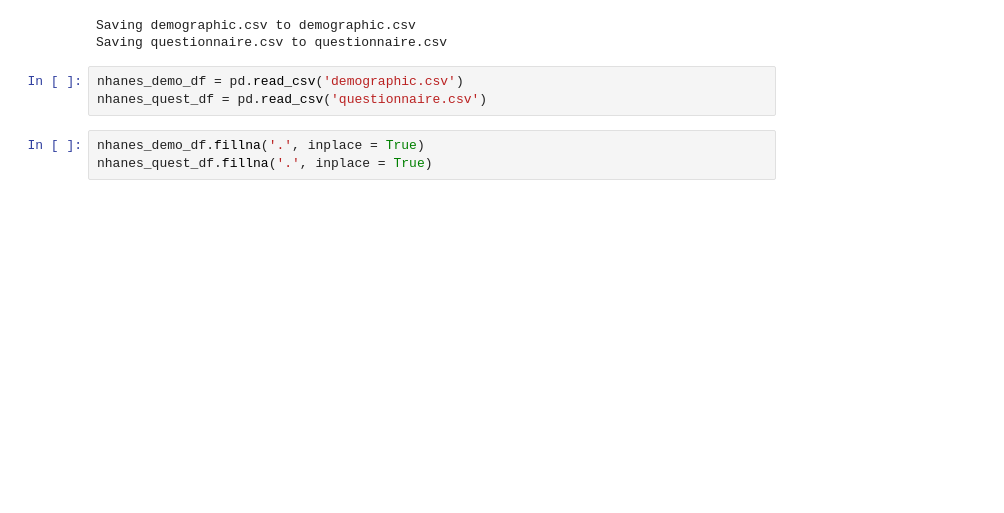
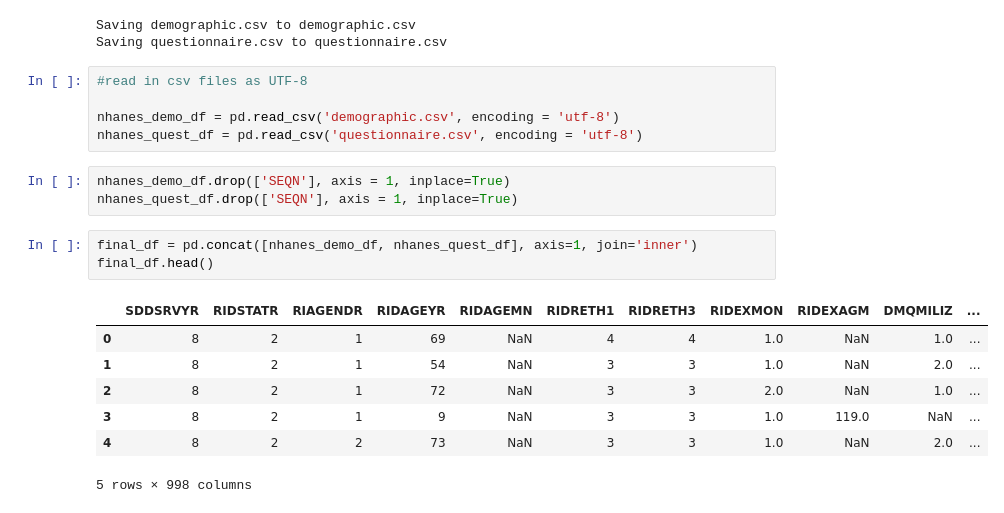
Before and after one commit to katharinebloeser/Assignment-Week-1, a Jupyter notebook: Project_4_Data_Cleaning.ipynb, the cells around one changed output. Saved outputs shown, nothing was run; the diff lists cells and outputs as text; blank space fills up the shorter version.

```diff
--- a/Project_4_Data_Cleaning.ipynb
+++ b/Project_4_Data_Cleaning.ipynb
@@ -12,8 +12,21 @@ uploaded = files.upload()
 Saving demographic.csv to demographic.csv
 Saving questionnaire.csv to questionnaire.csv
 # %%
-nhanes_demo_df = pd.read_csv('demographic.csv')
-nhanes_quest_df = pd.read_csv('questionnaire.csv')
+#read in csv files as UTF-8
+
+nhanes_demo_df = pd.read_csv('demographic.csv', encoding = 'utf-8')
+nhanes_quest_df = pd.read_csv('questionnaire.csv', encoding = 'utf-8')
 # %%
-nhanes_demo_df.fillna('.', inplace = True)
-nhanes_quest_df.fillna('.', inplace = True)
+nhanes_demo_df.drop(['SEQN'], axis = 1, inplace=True)
+nhanes_quest_df.drop(['SEQN'], axis = 1, inplace=True)
+# %%
+final_df = pd.concat([nhanes_demo_df, nhanes_quest_df], axis=1, join='inner')
+final_df.head()
+# %% [output]
+|  | SDDSRVYR | RIDSTATR | RIAGENDR | RIDAGEYR | RIDAGEMN | RIDRETH1 | RIDRETH3 | RIDEXMON | RIDEXAGM | DMQMILIZ | ... |
+| 0 | 8 | 2 | 1 | 69 | NaN | 4 | 4 | 1.0 | NaN | 1.0 | ... |
+| 1 | 8 | 2 | 1 | 54 | NaN | 3 | 3 | 1.0 | NaN | 2.0 | ... |
+| 2 | 8 | 2 | 1 | 72 | NaN | 3 | 3 | 2.0 | NaN | 1.0 | ... |
+| 3 | 8 | 2 | 1 | 9 | NaN | 3 | 3 | 1.0 | 119.0 | NaN | ... |
+| 4 | 8 | 2 | 2 | 73 | NaN | 3 | 3 | 1.0 | NaN | 2.0 | ... |
+5 rows × 998 columns
```
Also changed, not shown: parts of 6 cells of this notebook.
